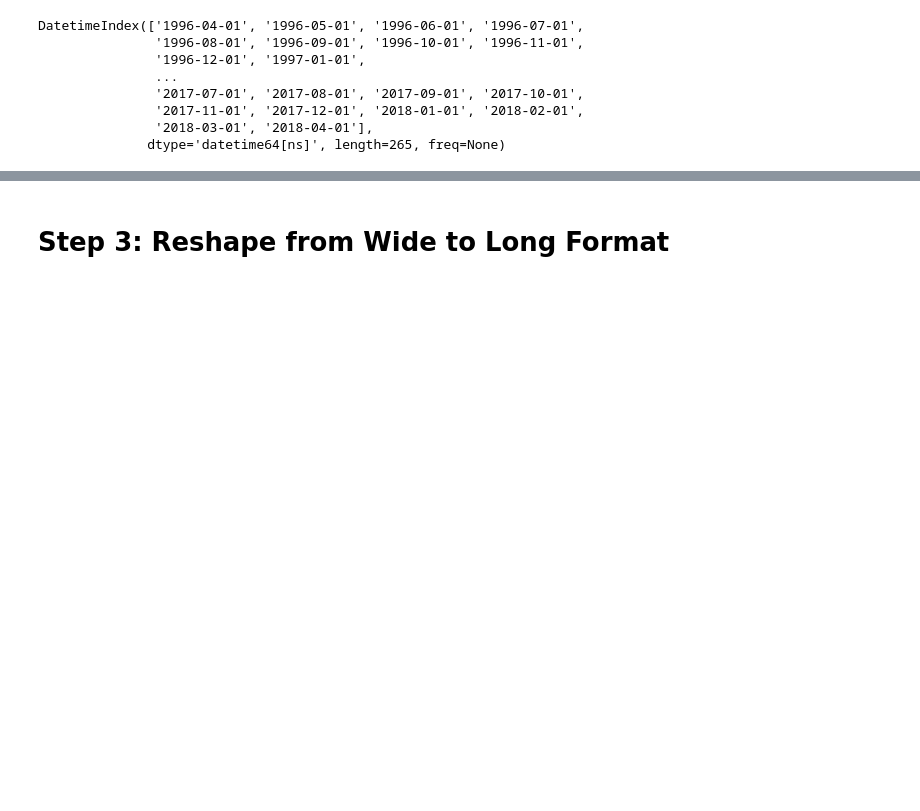
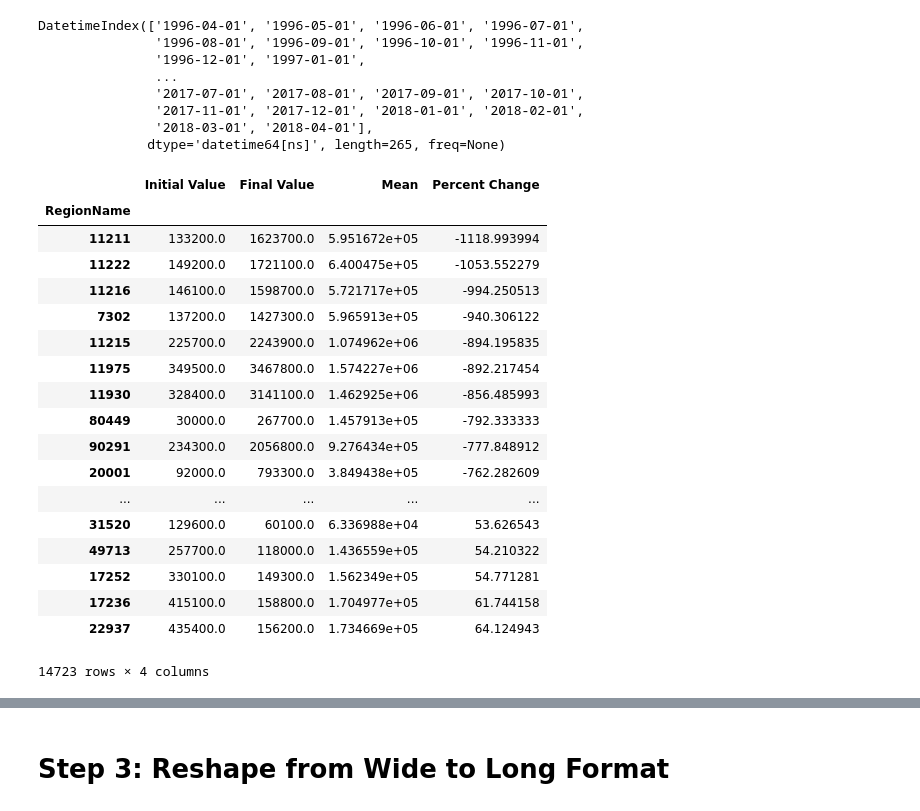
Before and after one commit to harrisonmiller13/nyc-mhtn-ds-060319-lectures, a Jupyter notebook: Mod_4/Mod_4_Project/mod_4_starter_notebook.ipynb, the cells around one changed output, grey strips where cells are left out. Cells and saved outputs as stored; diff of their text form; code cells hidden in the pictures; blank space fills up the shorter version.

```diff
--- a/Mod_4/Mod_4_Project/mod_4_starter_notebook.ipynb
+++ b/Mod_4/Mod_4_Project/mod_4_starter_notebook.ipynb
@@ -85,14 +84,37 @@ DatetimeIndex(['1996-04-01', '1996-05-01', '1996-06-01', '1996-07-01',
 def top_5_filter(df):
     melted = pd.melt(df, id_vars=['RegionID','RegionName', 'City', 'State', 'Metro', 'CountyName','SizeRank'], var_name='time')
     melted['time'] = pd.to_datetime(melted['time'], infer_datetime_format=True)
-    melted = melted.dropna(subset=['value'])
+    filtered = melted.dropna(subset=['value'])
     aggregation = {
         'value': {
             'Initial Value': 'first',
             'Final Value': 'last',
+            'Mean': 'mean'
         }
     }
-    df2 = melted.groupby(['RegionName']).aggregate(aggregation)
+    df2 = filtered.groupby(['RegionName']).aggregate(aggregation)
     df2.columns = df2.columns.droplevel(level=0)
     df2['Percent Change'] = (((df2['Initial Value']-df2['Final Value'])/df2['Initial Value'])*100)
-    return df2.sort_values(by = 'Percent Change', ascending = False).head(5)
+    return df2.sort_values(by = 'Percent Change', ascending = False)
+# %%
+top_5_filter(df)
+# %% [output]
+|  | Initial Value | Final Value | Mean | Percent Change |
+| RegionName |  |  |  |  |
+| 11211 | 133200.0 | 1623700.0 | 5.951672e+05 | -1118.993994 |
+| 11222 | 149200.0 | 1721100.0 | 6.400475e+05 | -1053.552279 |
+| 11216 | 146100.0 | 1598700.0 | 5.721717e+05 | -994.250513 |
+| 7302 | 137200.0 | 1427300.0 | 5.965913e+05 | -940.306122 |
+| 11215 | 225700.0 | 2243900.0 | 1.074962e+06 | -894.195835 |
+| 11975 | 349500.0 | 3467800.0 | 1.574227e+06 | -892.217454 |
+| 11930 | 328400.0 | 3141100.0 | 1.462925e+06 | -856.485993 |
+| 80449 | 30000.0 | 267700.0 | 1.457913e+05 | -792.333333 |
+| 90291 | 234300.0 | 2056800.0 | 9.276434e+05 | -777.848912 |
+| 20001 | 92000.0 | 793300.0 | 3.849438e+05 | -762.282609 |
+| ... | ... | ... | ... | ... |
+| 31520 | 129600.0 | 60100.0 | 6.336988e+04 | 53.626543 |
+| 49713 | 257700.0 | 118000.0 | 1.436559e+05 | 54.210322 |
+| 17252 | 330100.0 | 149300.0 | 1.562349e+05 | 54.771281 |
+| 17236 | 415100.0 | 158800.0 | 1.704977e+05 | 61.744158 |
+| 22937 | 435400.0 | 156200.0 | 1.734669e+05 | 64.124943 |
+14723 rows × 4 columns
```
Also changed, not shown: parts of 20 cells of this notebook.
